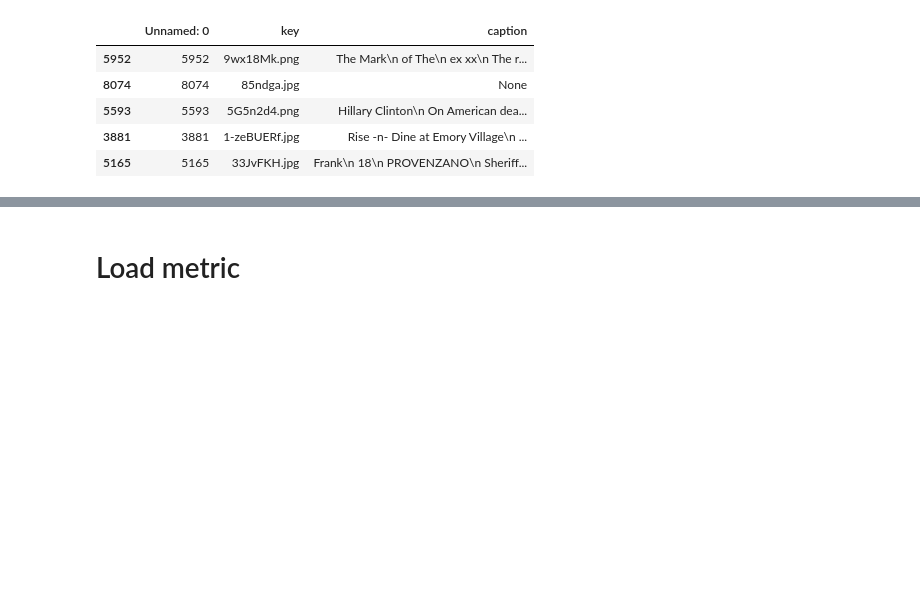
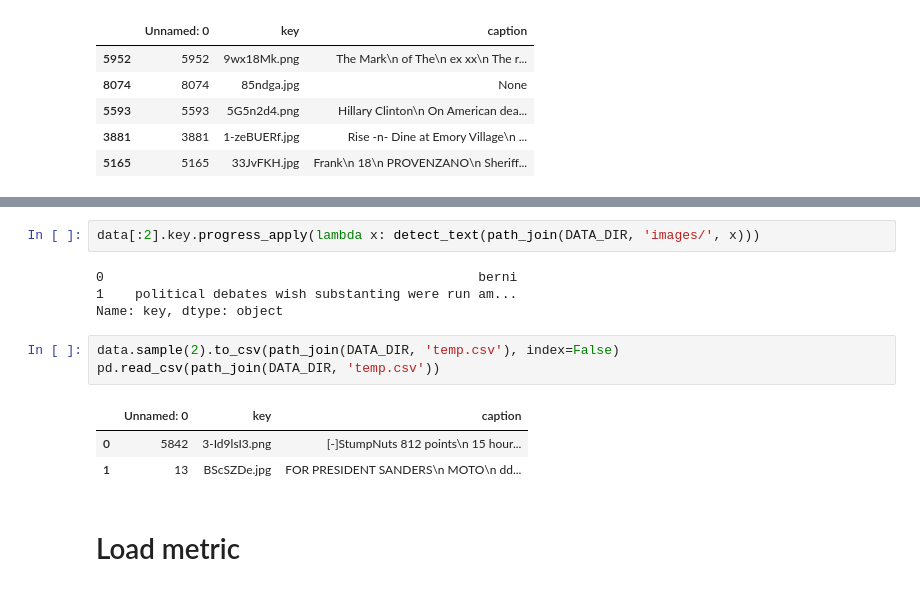
Before and after one commit to Cyned/MemesRecognizer, a Jupyter notebook: app/Experiments.ipynb, the cells around one changed output, grey strips where cells are left out. Cells and saved outputs as stored; diff of their text form; blank space fills up the shorter version.

```diff
--- a/app/Experiments.ipynb
+++ b/app/Experiments.ipynb
@@ -40,3 +41,16 @@ None
+# %%
+data[:2].key.progress_apply(lambda x: detect_text(path_join(DATA_DIR, 'images/', x)))
+# %% [output]
+0                                                berni
+1    political debates wish substanting were run am...
+Name: key, dtype: object
+# %%
+data.sample(2).to_csv(path_join(DATA_DIR, 'temp.csv'), index=False)
+pd.read_csv(path_join(DATA_DIR, 'temp.csv'))
+# %% [output]
+|  | Unnamed: 0 | key | caption |
+| 0 | 5842 | 3-Id9lsI3.png | [-]StumpNuts 812 points\n 15 hour... |
+| 1 | 13 | BScSZDe.jpg | FOR PRESIDENT SANDERS\n MOTO\n dd... |
 # %% [markdown]
 # Load metric
 # %%
```
Also changed, not shown: parts of 3 cells of this notebook, 3 other files.
